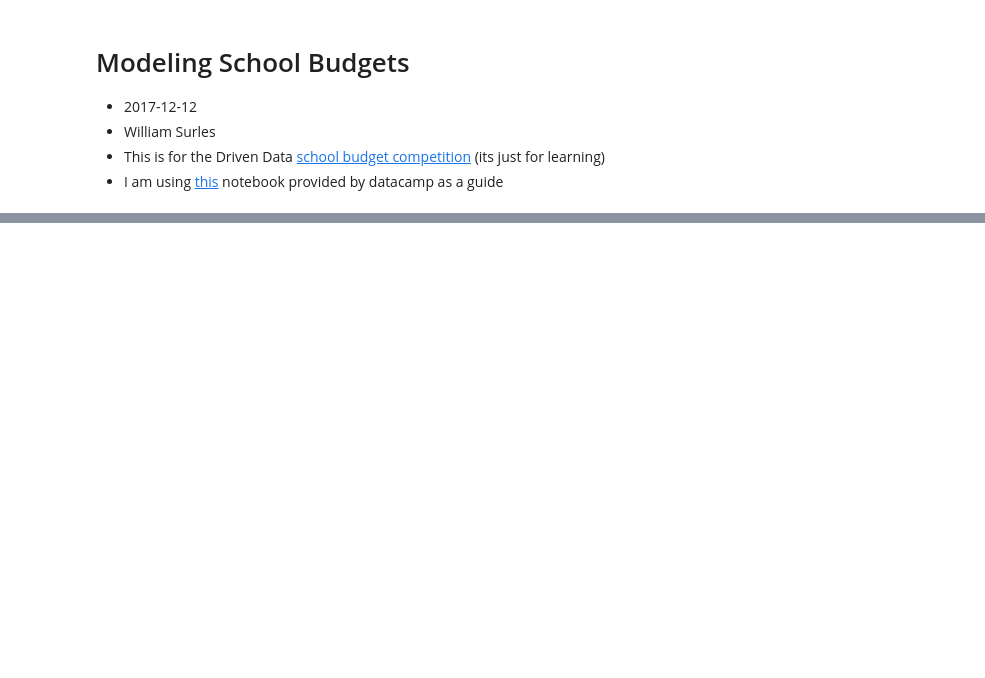
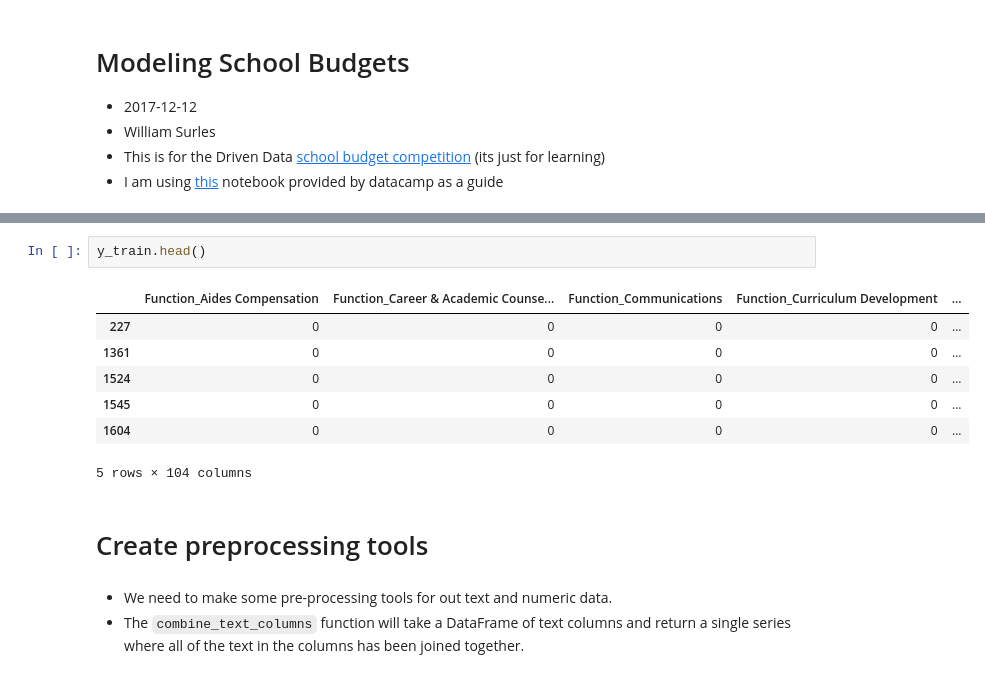
Before and after one commit to wsurles/datacamp_courses, a Jupyter notebook: python_courses/machine_learning_with_the_experts_school_budgets/model_school_budgets.ipynb, the cells around one changed output, grey strips where cells are left out. Saved outputs shown, nothing was run; the diff lists cells and outputs as text; blank space fills up the shorter version.

```diff
--- a/python_courses/machine_learning_with_the_experts_school_budgets/model_school_budgets.ipynb
+++ b/python_courses/machine_learning_with_the_experts_school_budgets/model_school_budgets.ipynb
@@ -40,0 +103,15 @@ os.pardir
+# %%
+y_train.head()
+# %% [output]
+|  | Function_Aides Compensation | Function_Career & Academic Counse... | Function_Communications | Function_Curriculum Development | ... |
+| 227 | 0 | 0 | 0 | 0 | ... |
+| 1361 | 0 | 0 | 0 | 0 | ... |
+| 1524 | 0 | 0 | 0 | 0 | ... |
+| 1545 | 0 | 0 | 0 | 0 | ... |
+| 1604 | 0 | 0 | 0 | 0 | ... |
+5 rows × 104 columns
+# %% [markdown]
+# Create preprocessing tools
+# %% [markdown]
+- We need to make some pre-processing tools for out text and numeric data.
+- The `combine_text_columns` function will take a DataFrame of text columns and return a single series where all of the text in the columns has been joined together.
```
Also changed, not shown: parts of 35 cells of this notebook, 21 other files.
